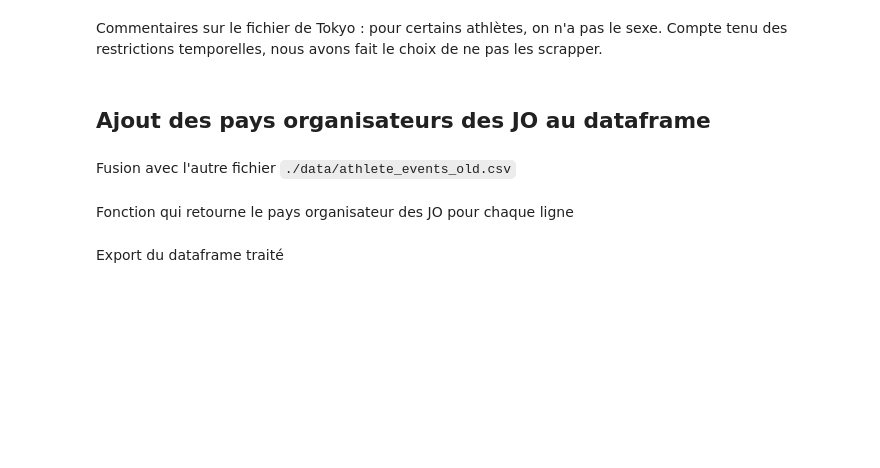
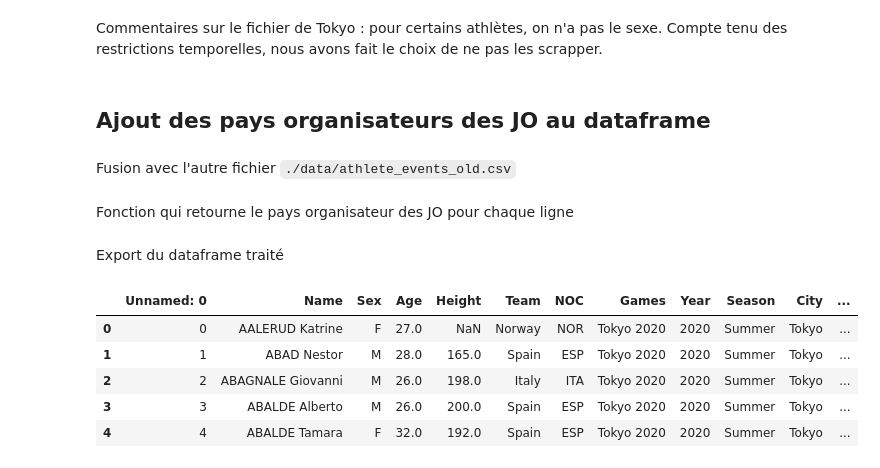
Before and after one commit to nastoo/tp-methodes-pour-analytique, a Jupyter notebook: Misc_dataset_gathering.ipynb, the cells around one changed output. Drawn from its saved outputs; the diff is of its cells as text; code cells hidden in the pictures; blank space fills up the shorter version.

```diff
--- a/Misc_dataset_gathering.ipynb
+++ b/Misc_dataset_gathering.ipynb
@@ -266,0 +272,16 @@ final_df.to_csv('data/athlete_events.csv')
+# %%
+# Nettoyage du dataset
+# temp
+import pandas as pd
+import numpy as np
+
+temp_df = pd.read_csv('data/athlete_events.csv')
+# %%
+temp_df.head()
+# %% [output]
+|  | Unnamed: 0 | Name | Sex | Age | Height | Team | NOC | Games | Year | Season | City | ... |
+| 0 | 0 | AALERUD Katrine | F | 27.0 | NaN | Norway | NOR | Tokyo 2020 | 2020 | Summer | Tokyo | ... |
+| 1 | 1 | ABAD Nestor | M | 28.0 | 165.0 | Spain | ESP | Tokyo 2020 | 2020 | Summer | Tokyo | ... |
+| 2 | 2 | ABAGNALE Giovanni | M | 26.0 | 198.0 | Italy | ITA | Tokyo 2020 | 2020 | Summer | Tokyo | ... |
+| 3 | 3 | ABALDE Alberto | M | 26.0 | 200.0 | Spain | ESP | Tokyo 2020 | 2020 | Summer | Tokyo | ... |
+| 4 | 4 | ABALDE Tamara | F | 32.0 | 192.0 | Spain | ESP | Tokyo 2020 | 2020 | Summer | Tokyo | ... |
```
Also changed, not shown: parts of 2 cells of this notebook.
